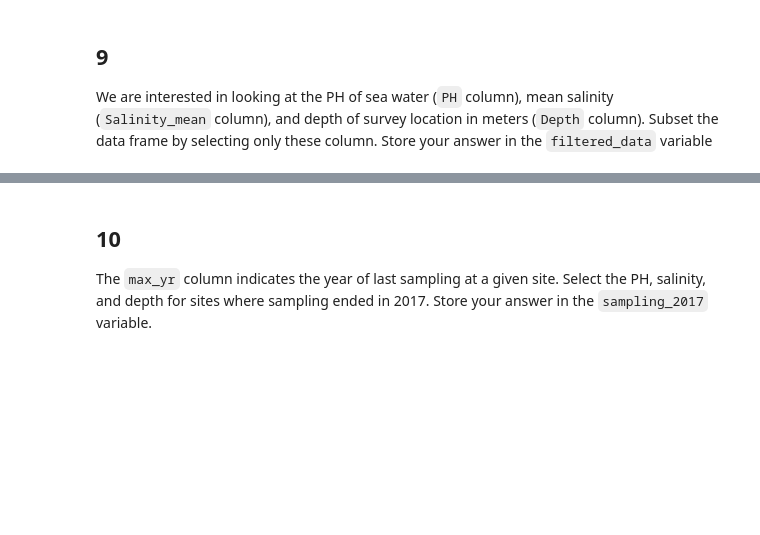
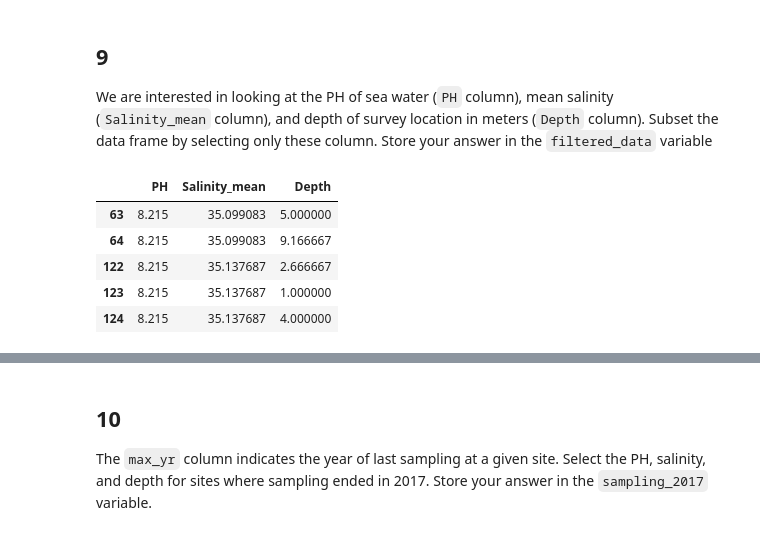
Before and after one commit to Aoverbye/eds220-hwk1, a Jupyter notebook: hwk1-task2-corals.ipynb, the cells around one changed output, grey strips where cells are left out. Saved outputs shown, nothing was run; the diff lists cells and outputs as text; code cells hidden in the pictures; blank space fills up the shorter version.

```diff
--- a/hwk1-task2-corals.ipynb
+++ b/hwk1-task2-corals.ipynb
@@ -276,0 +305,10 @@ filtered_data = ...
+# %%
+# View subset of files
+coral_cover.loc[:,['PH', 'Salinity_mean', 'Depth']].head()
+# %% [output]
+|  | PH | Salinity_mean | Depth |
+| 63 | 8.215 | 35.099083 | 5.000000 |
+| 64 | 8.215 | 35.099083 | 9.166667 |
+| 122 | 8.215 | 35.137687 | 2.666667 |
+| 123 | 8.215 | 35.137687 | 1.000000 |
+| 124 | 8.215 | 35.137687 | 4.000000 |
```
Also changed, not shown: parts of 25 cells of this notebook.
